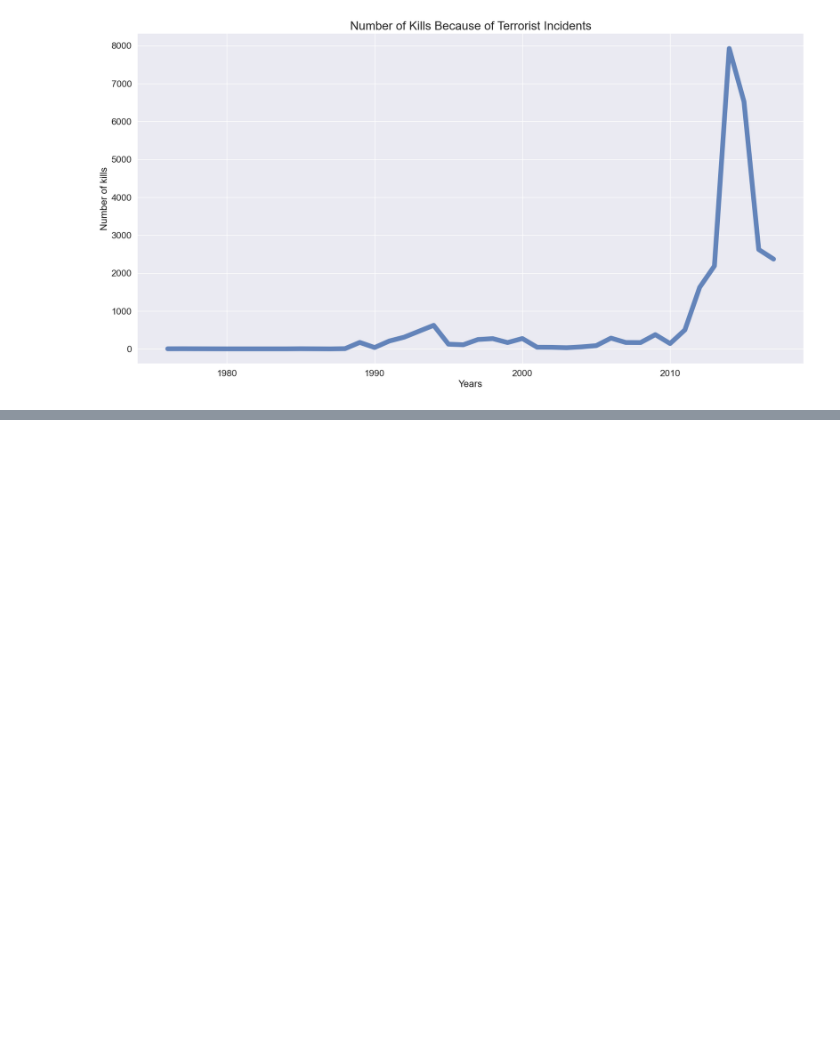
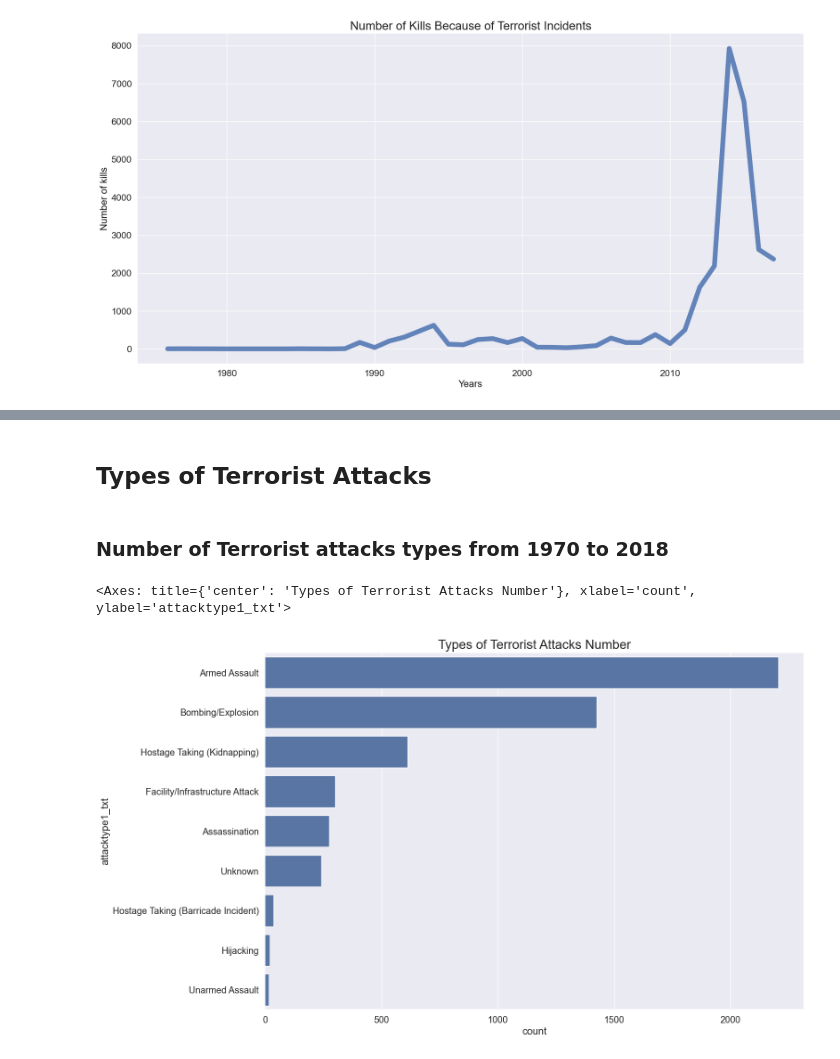
Before and after one commit to baafbass/Casptone_Project_For_SDG, a Jupyter notebook: Terrorism_attack.ipynb, the cells around one changed output, grey strips where cells are left out. Drawn from its saved outputs; the diff is of its cells as text; code cells hidden in the pictures; blank space fills up the shorter version.

```diff
--- a/Terrorism_attack.ipynb
+++ b/Terrorism_attack.ipynb
@@ -314,0 +320,11 @@ plt.show()
+# %% [markdown]
+## Types of Terrorist Attacks
+# %% [markdown]
+### Number of Terrorist attacks types from 1970 to 2018
+# %%
+sns.set(rc={'figure.figsize':(15,10)},font_scale=1.3)
+plt.title("Types of Terrorist Attacks Number",size=20)
+sns.countplot(y="attacktype1_txt",data=df,order=df.attacktype1_txt.value_counts().index)
+# %% [output]
+<Axes: title={'center': 'Types of Terrorist Attacks Number'}, xlabel='count', ylabel='attacktype1_txt'>
+[figure, added]
```
Also changed, not shown: parts of 80 cells of this notebook.
